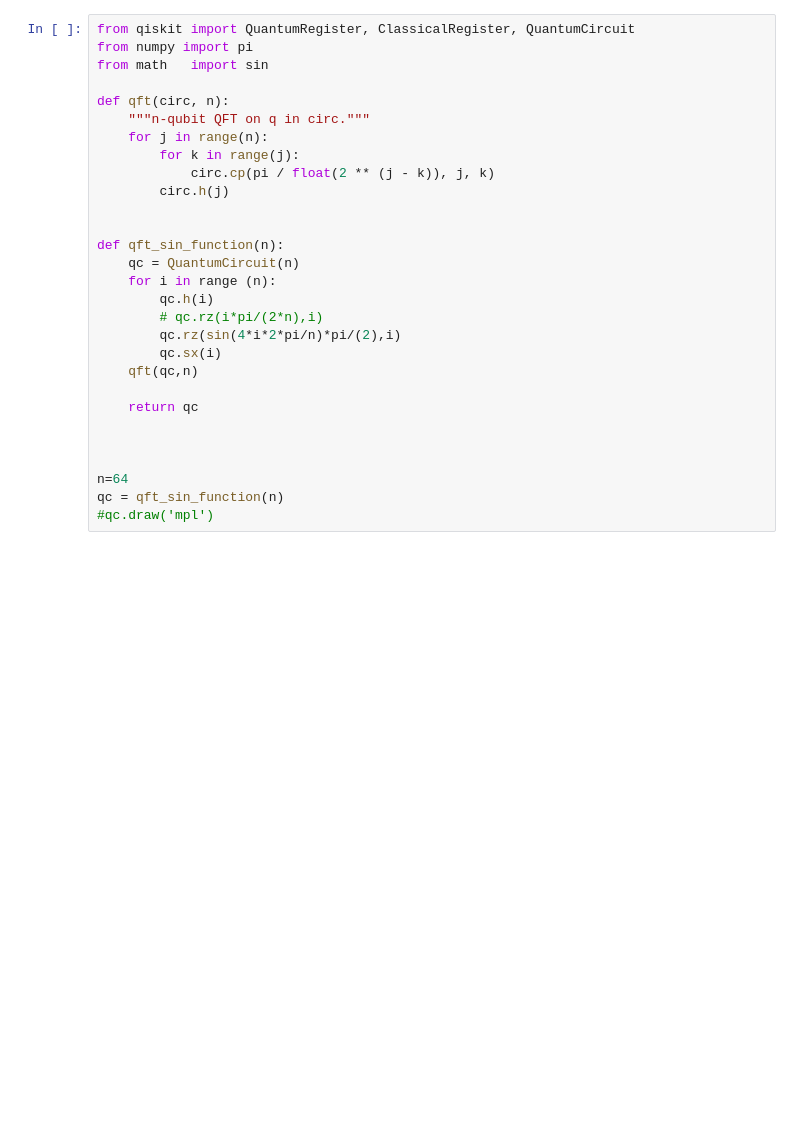
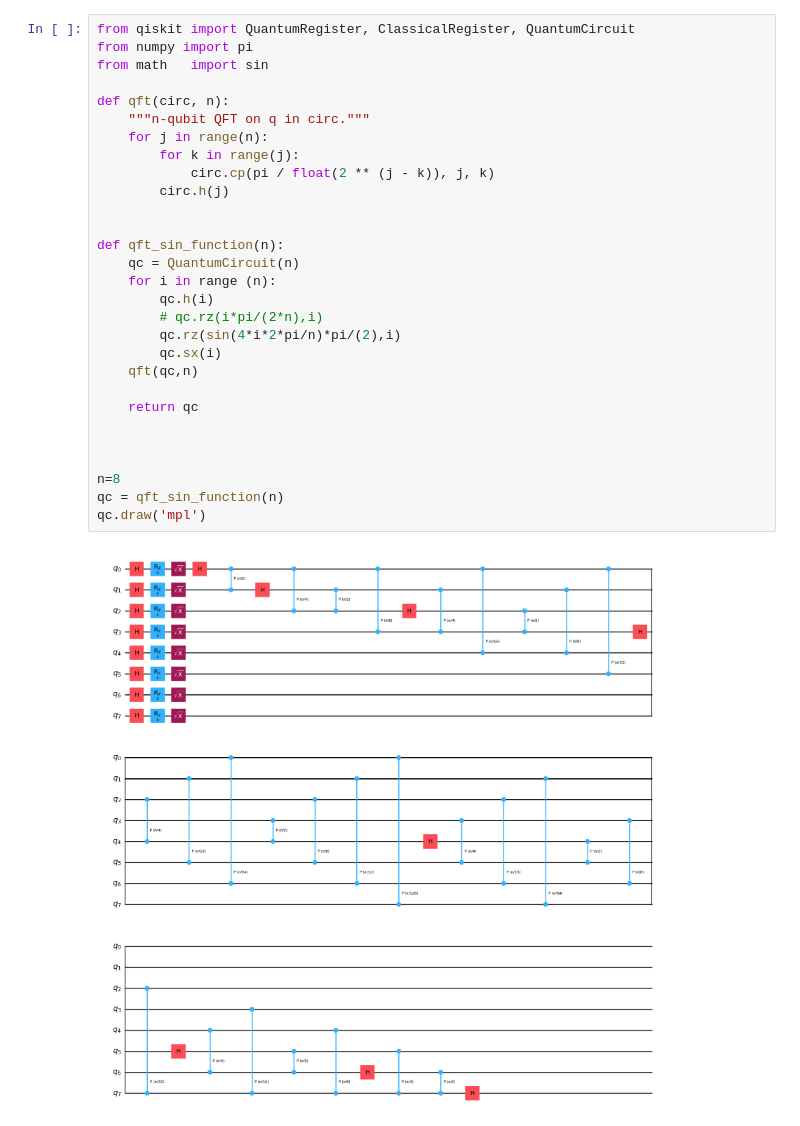
Before and after one commit to martinpaurabe/PracticaQC, a Jupyter notebook: QFT.ipynb, the cells around one changed output. Saved outputs shown, nothing was run; the diff lists cells and outputs as text; blank space fills up the shorter version.

```diff
--- a/QFT.ipynb
+++ b/QFT.ipynb
@@ -1,30 +1,32 @@
 # %%
 from qiskit import QuantumRegister, ClassicalRegister, QuantumCircuit
 from numpy import pi
 from math   import sin
 
 def qft(circ, n):
     """n-qubit QFT on q in circ."""
     for j in range(n):
         for k in range(j):
             circ.cp(pi / float(2 ** (j - k)), j, k)
         circ.h(j)
 
 
 def qft_sin_function(n):
     qc = QuantumCircuit(n)
     for i in range (n):
         qc.h(i)
         # qc.rz(i*pi/(2*n),i)
         qc.rz(sin(4*i*2*pi/n)*pi/(2),i)
         qc.sx(i)
     qft(qc,n)
 
     return qc
 
 
 
-n=64
+n=8
 qc = qft_sin_function(n)
-#qc.draw('mpl')
+qc.draw('mpl')
+# %% [output]
+[figure, added]
 # %%
```
Also changed, not shown: parts of 4 cells of this notebook, 2 other files.
